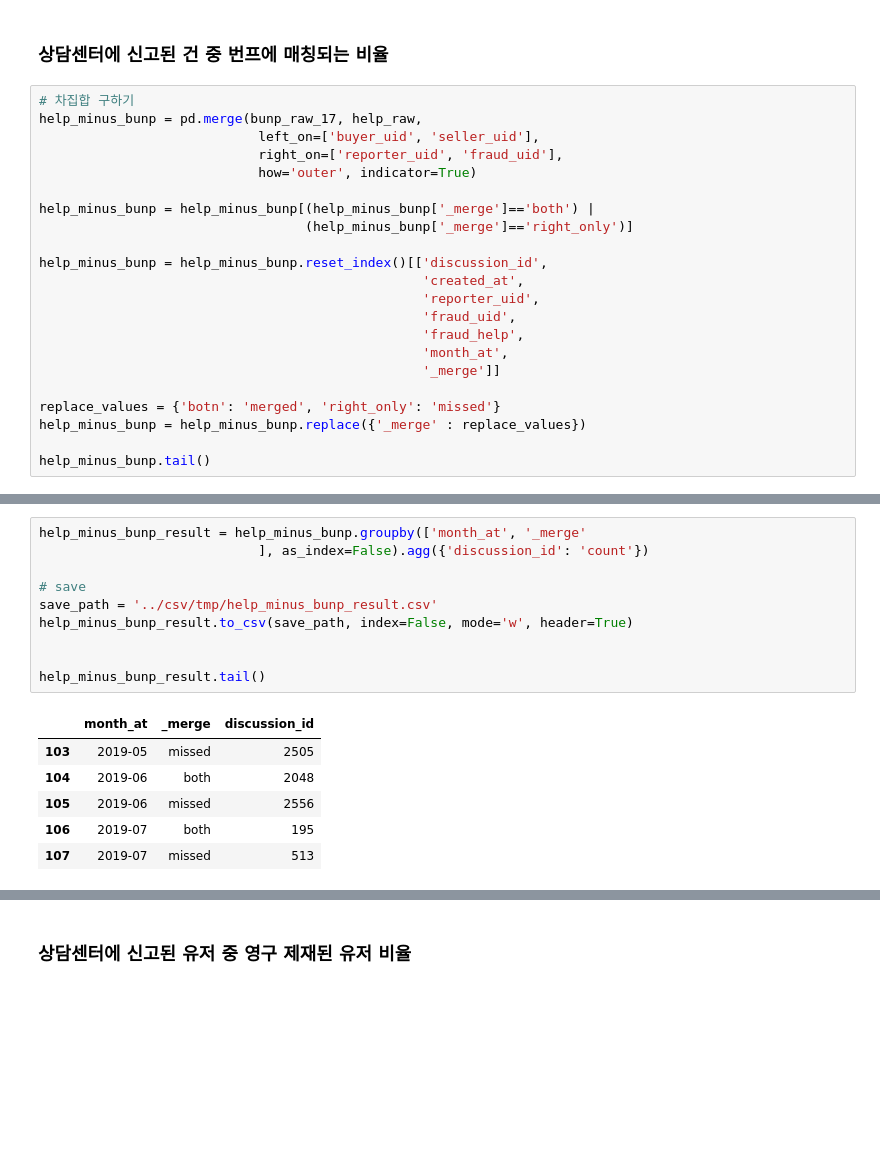
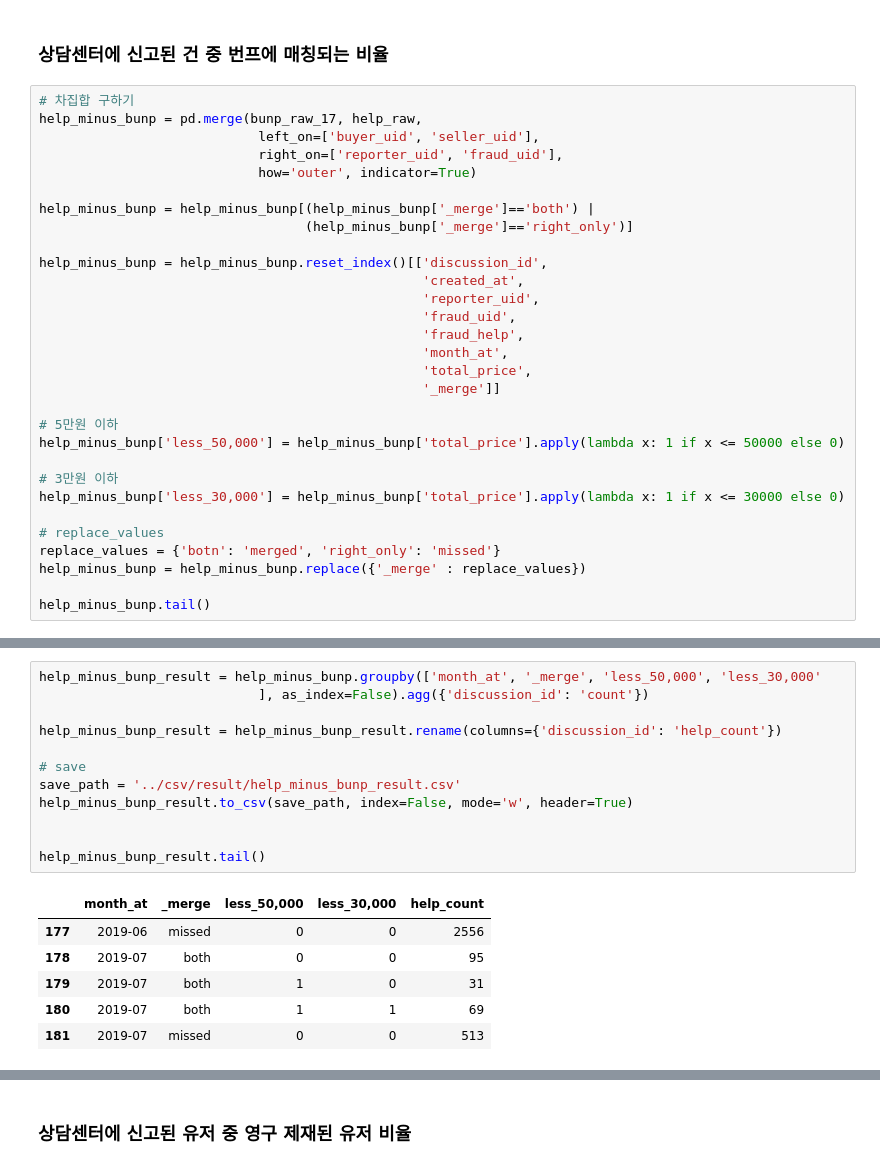
Before and after one commit to kiyoja07/python-bunjang, a Jupyter notebook: data-analysis/jupyter/12.fraud_bunp.ipynb, the cells around one changed output, grey strips where cells are left out. Drawn from its saved outputs; the diff is of its cells as text; blank space fills up the shorter version.

```diff
--- a/data-analysis/jupyter/12.fraud_bunp.ipynb
+++ b/data-analysis/jupyter/12.fraud_bunp.ipynb
@@ -172,8 +167,16 @@ help_minus_bunp = help_minus_bunp.reset_index()[['discussion_id',
                                                  'fraud_uid',
                                                  'fraud_help',
                                                  'month_at',
+                                                 'total_price',
                                                  '_merge']]
 
+# 5만원 이하
+help_minus_bunp['less_50,000'] = help_minus_bunp['total_price'].apply(lambda x: 1 if x <= 50000 else 0)
+
+# 3만원 이하
+help_minus_bunp['less_30,000'] = help_minus_bunp['total_price'].apply(lambda x: 1 if x <= 30000 else 0)
+
+# replace_values
 replace_values = {'botn': 'merged', 'right_only': 'missed'}
 help_minus_bunp = help_minus_bunp.replace({'_merge' : replace_values})
 
@@ -188,17 +191,19 @@ help_minus_bunp.tail()
 # %%
-help_minus_bunp_result = help_minus_bunp.groupby(['month_at', '_merge'
+help_minus_bunp_result = help_minus_bunp.groupby(['month_at', '_merge', 'less_50,000', 'less_30,000'
                             ], as_index=False).agg({'discussion_id': 'count'})
 
+help_minus_bunp_result = help_minus_bunp_result.rename(columns={'discussion_id': 'help_count'})
+
 # save
-save_path = '../csv/tmp/help_minus_bunp_result.csv'
+save_path = '../csv/result/help_minus_bunp_result.csv'
 help_minus_bunp_result.to_csv(save_path, index=False, mode='w', header=True)
 
 
 help_minus_bunp_result.tail()
 # %% [output]
-|  | month_at | _merge | discussion_id |
-| 103 | 2019-05 | missed | 2505 |
-| 104 | 2019-06 | both | 2048 |
-| 105 | 2019-06 | missed | 2556 |
-| 106 | 2019-07 | both | 195 |
-| 107 | 2019-07 | missed | 513 |
+|  | month_at | _merge | less_50,000 | less_30,000 | help_count |
+| 177 | 2019-06 | missed | 0 | 0 | 2556 |
+| 178 | 2019-07 | both | 0 | 0 | 95 |
+| 179 | 2019-07 | both | 1 | 0 | 31 |
+| 180 | 2019-07 | both | 1 | 1 | 69 |
+| 181 | 2019-07 | missed | 0 | 0 | 513 |
```
Also changed, not shown: parts of 5 cells of this notebook, 2 other files.
